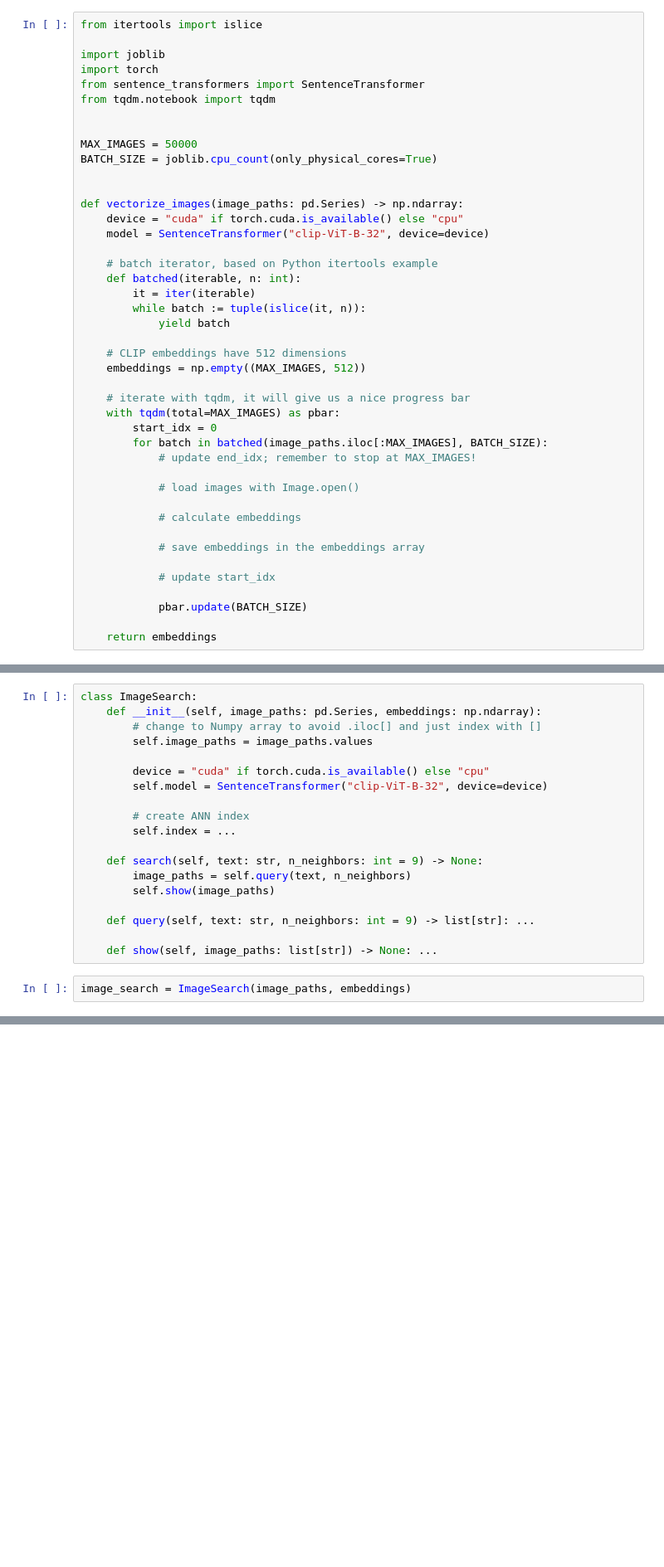
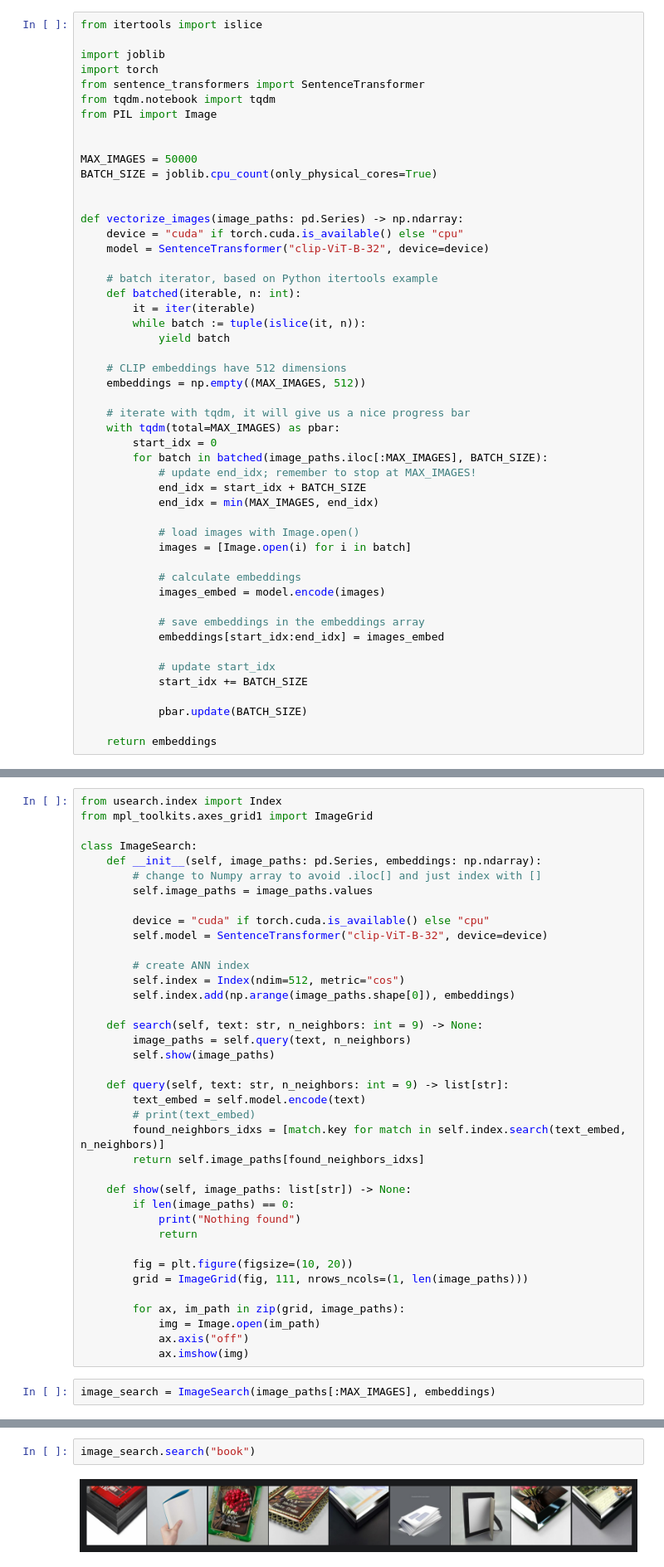
Before and after one commit to krzysztof-kopel/podstawy-uczenia-maszynowego, a Jupyter notebook: lab2/notebook.ipynb, the cells around one changed output, grey strips where cells are left out. Shown at 83% size. Drawn from its saved outputs; the diff is of its cells as text; blank space fills up the shorter version.

```diff
--- a/lab2/notebook.ipynb
+++ b/lab2/notebook.ipynb
@@ -759,6 +772,7 @@ import joblib
 import torch
 from sentence_transformers import SentenceTransformer
 from tqdm.notebook import tqdm
+from PIL import Image
 
 
 MAX_IMAGES = 50000
@@ -783,14 +797,20 @@ def vectorize_images(image_paths: pd.Series) -> np.ndarray:
         start_idx = 0
         for batch in batched(image_paths.iloc[:MAX_IMAGES], BATCH_SIZE):
             # update end_idx; remember to stop at MAX_IMAGES!
+            end_idx = start_idx + BATCH_SIZE
+            end_idx = min(MAX_IMAGES, end_idx)
 
             # load images with Image.open()
+            images = [Image.open(i) for i in batch]
 
             # calculate embeddings
+            images_embed = model.encode(images)
 
             # save embeddings in the embeddings array
+            embeddings[start_idx:end_idx] = images_embed
 
             # update start_idx
+            start_idx += BATCH_SIZE
 
             pbar.update(BATCH_SIZE)
 
@@ -800,4 +823,7 @@ embeddings = vectorize_images(image_paths)
 # %%
+from usearch.index import Index
+from mpl_toolkits.axes_grid1 import ImageGrid
+
 class ImageSearch:
     def __init__(self, image_paths: pd.Series, embeddings: np.ndarray):
         # change to Numpy array to avoid .iloc[] and just index with []
@@ -807,16 +833,32 @@ class ImageSearch:
         self.model = SentenceTransformer("clip-ViT-B-32", device=device)
 
         # create ANN index
-        self.index = ...
+        self.index = Index(ndim=512, metric="cos")
+        self.index.add(np.arange(image_paths.shape[0]), embeddings)
 
     def search(self, text: str, n_neighbors: int = 9) -> None:
         image_paths = self.query(text, n_neighbors)
         self.show(image_paths)
 
-    def query(self, text: str, n_neighbors: int = 9) -> list[str]: ...
+    def query(self, text: str, n_neighbors: int = 9) -> list[str]:
+        text_embed = self.model.encode(text)
+        # print(text_embed)
+        found_neighbors_idxs = [match.key for match in self.index.search(text_embed, n_neighbors)]
+        return self.image_paths[found_neighbors_idxs]
 
-    def show(self, image_paths: list[str]) -> None: ...
+    def show(self, image_paths: list[str]) -> None:
+        if len(image_paths) == 0:
+            print("Nothing found")
+            return
+
+        fig = plt.figure(figsize=(10, 20))
+        grid = ImageGrid(fig, 111, nrows_ncols=(1, len(image_paths)))
+
+        for ax, im_path in zip(grid, image_paths):
+            img = Image.open(im_path)
+            ax.axis("off")
+            ax.imshow(img)
 # %%
-image_search = ImageSearch(image_paths, embeddings)
+image_search = ImageSearch(image_paths[:MAX_IMAGES], embeddings)
 # %%
 image_search.search("blue pillow")
@@ -824,0 +867,4 @@ image_search.search("blue pillow")
+# %%
+image_search.search("book")
+# %% [output]
+[figure, added]
```
Also changed, not shown: parts of 8 cells of this notebook.
